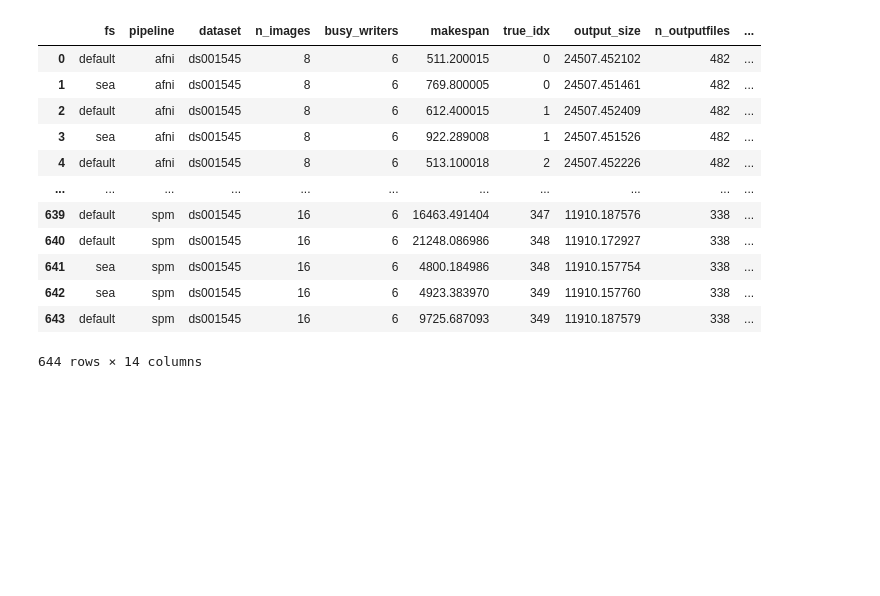
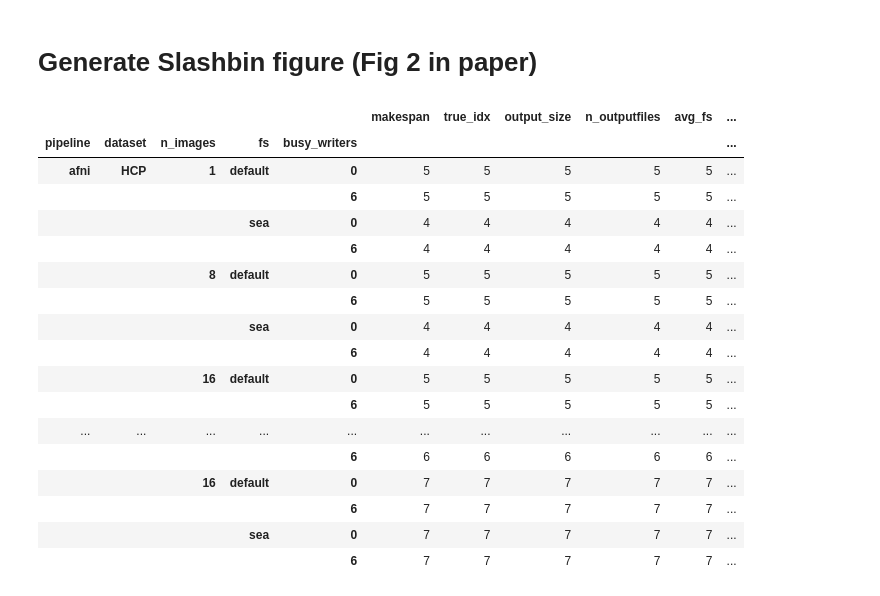
Before and after one commit to big-data-lab-team/Sea, a Jupyter notebook: paper/sea-neuro/results/figure_slashbin.ipynb, the cells around one changed output. Cells and saved outputs as stored; diff of their text form; code cells hidden in the pictures; blank space fills up the shorter version.

Commit message:
Reproduced paper fig2

```diff
--- a/paper/sea-neuro/results/figure_slashbin.ipynb
+++ b/paper/sea-neuro/results/figure_slashbin.ipynb
@@ -1,21 +1,10 @@
+# %% [markdown]
+# Generate Slashbin figure (Fig 2 in paper)
 # %%
 import pickle
+import pandas as pd
+
+pd.set_option("display.max_rows", 650)
 
 with open("slashbin_data.pkl", "rb") as pickle_file:
     df_slashbin_data = pickle.load(pickle_file)
-# %%
-df_slashbin_data
-# %% [output]
-|  | fs | pipeline | dataset | n_images | busy_writers | makespan | true_idx | output_size | n_outputfiles | ... |
-| 0 | default | afni | ds001545 | 8 | 6 | 511.200015 | 0 | 24507.452102 | 482 | ... |
-| 1 | sea | afni | ds001545 | 8 | 6 | 769.800005 | 0 | 24507.451461 | 482 | ... |
-| 2 | default | afni | ds001545 | 8 | 6 | 612.400015 | 1 | 24507.452409 | 482 | ... |
-| 3 | sea | afni | ds001545 | 8 | 6 | 922.289008 | 1 | 24507.451526 | 482 | ... |
-| 4 | default | afni | ds001545 | 8 | 6 | 513.100018 | 2 | 24507.452226 | 482 | ... |
-| ... | ... | ... | ... | ... | ... | ... | ... | ... | ... | ... |
-| 639 | default | spm | ds001545 | 16 | 6 | 16463.491404 | 347 | 11910.187576 | 338 | ... |
-| 640 | default | spm | ds001545 | 16 | 6 | 21248.086986 | 348 | 11910.172927 | 338 | ... |
-| 641 | sea | spm | ds001545 | 16 | 6 | 4800.184986 | 348 | 11910.157754 | 338 | ... |
-| 642 | sea | spm | ds001545 | 16 | 6 | 4923.383970 | 349 | 11910.157760 | 338 | ... |
-| 643 | default | spm | ds001545 | 16 | 6 | 9725.687093 | 349 | 11910.187579 | 338 | ... |
-644 rows × 14 columns
@@ -24,0 +72,25 @@ default = df_slashbin_data[df_slashbin_data["fs"] == "default"]
+# %%
+# Show summary data
+pd.set_option("display.max_rows", 650)
+df_slashbin_data_clean.groupby(
+    ["pipeline", "dataset", "n_images", "fs", "busy_writers"]
+).count()
+# %% [output]
+|  |  |  |  |  | makespan | true_idx | output_size | n_outputfiles | avg_fs | ... |
+| pipeline | dataset | n_images | fs | busy_writers |  |  |  |  |  | ... |
+| afni | HCP | 1 | default | 0 | 5 | 5 | 5 | 5 | 5 | ... |
+|  |  |  |  | 6 | 5 | 5 | 5 | 5 | 5 | ... |
+|  |  |  | sea | 0 | 4 | 4 | 4 | 4 | 4 | ... |
+|  |  |  |  | 6 | 4 | 4 | 4 | 4 | 4 | ... |
+|  |  | 8 | default | 0 | 5 | 5 | 5 | 5 | 5 | ... |
+|  |  |  |  | 6 | 5 | 5 | 5 | 5 | 5 | ... |
+|  |  |  | sea | 0 | 4 | 4 | 4 | 4 | 4 | ... |
+|  |  |  |  | 6 | 4 | 4 | 4 | 4 | 4 | ... |
+|  |  | 16 | default | 0 | 5 | 5 | 5 | 5 | 5 | ... |
+|  |  |  |  | 6 | 5 | 5 | 5 | 5 | 5 | ... |
+| ... | ... | ... | ... | ... | ... | ... | ... | ... | ... | ... |
+|  |  |  |  | 6 | 6 | 6 | 6 | 6 | 6 | ... |
+|  |  | 16 | default | 0 | 7 | 7 | 7 | 7 | 7 | ... |
+|  |  |  |  | 6 | 7 | 7 | 7 | 7 | 7 | ... |
+|  |  |  | sea | 0 | 7 | 7 | 7 | 7 | 7 | ... |
+|  |  |  |  | 6 | 7 | 7 | 7 | 7 | 7 | ... |
```
Also changed, not shown: parts of 10 cells of this notebook.
